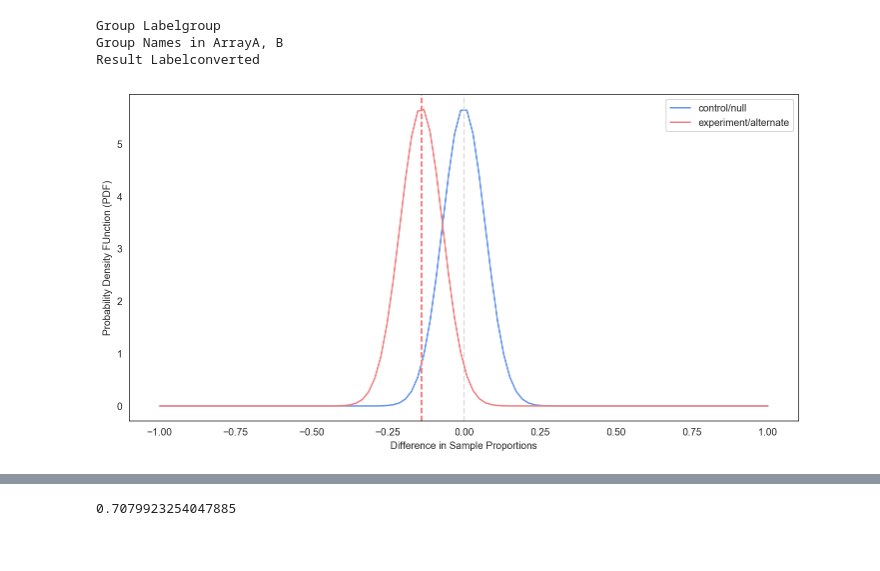
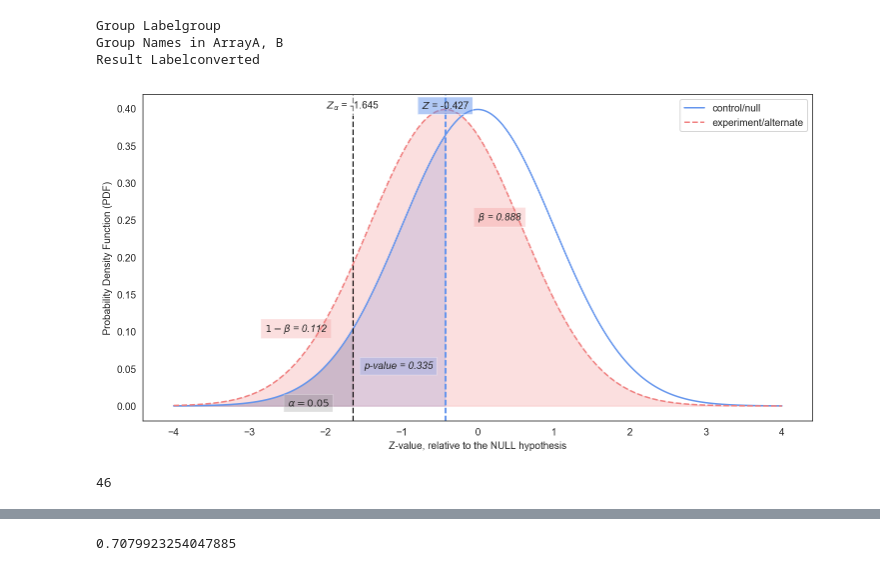
Before and after one commit to samanthansr/statistics-cookbook, a Jupyter notebook: statistics-cookbook.ipynb, the cells around one changed output, grey strips where cells are left out. Drawn from its saved outputs; the diff is of its cells as text; code cells hidden in the pictures.

Commit message:
Added shading for p-value, statistical power, beta in hypothesis test plot.

```diff
--- a/statistics-cookbook.ipynb
+++ b/statistics-cookbook.ipynb
@@ -323,7 +364,11 @@ dummydata = ABTest(ab_data)
 Group Labelgroup
 Group Names in ArrayA, B
 Result Labelconverted
+# %%
+dummydata.plot_sampling_dist_of_difference_standardized(0.05, 'smaller')
+# %% [output]
+[figure, added]
 # %%
-dummydata.plot_sampling_dist_of_difference()
+dummydata.converted_A
 # %% [output]
-[figure, removed]
+46
```
Also changed, not shown: parts of 19 cells of this notebook.
